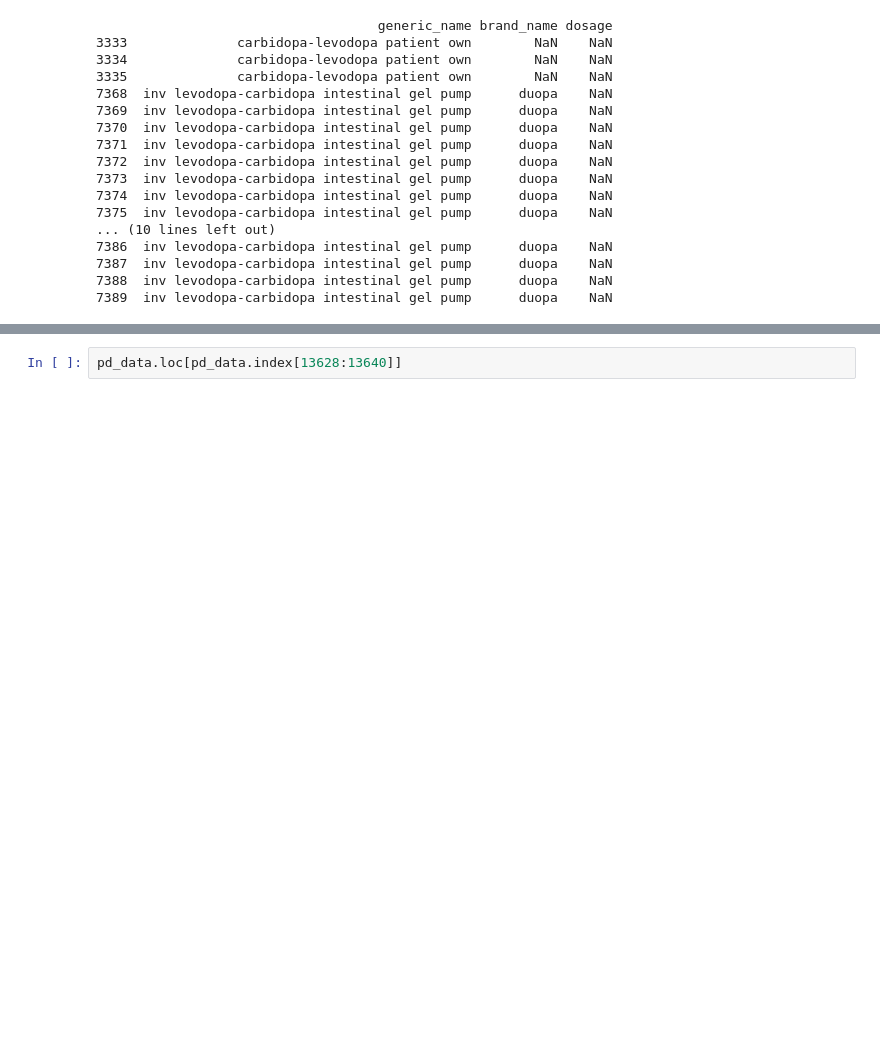
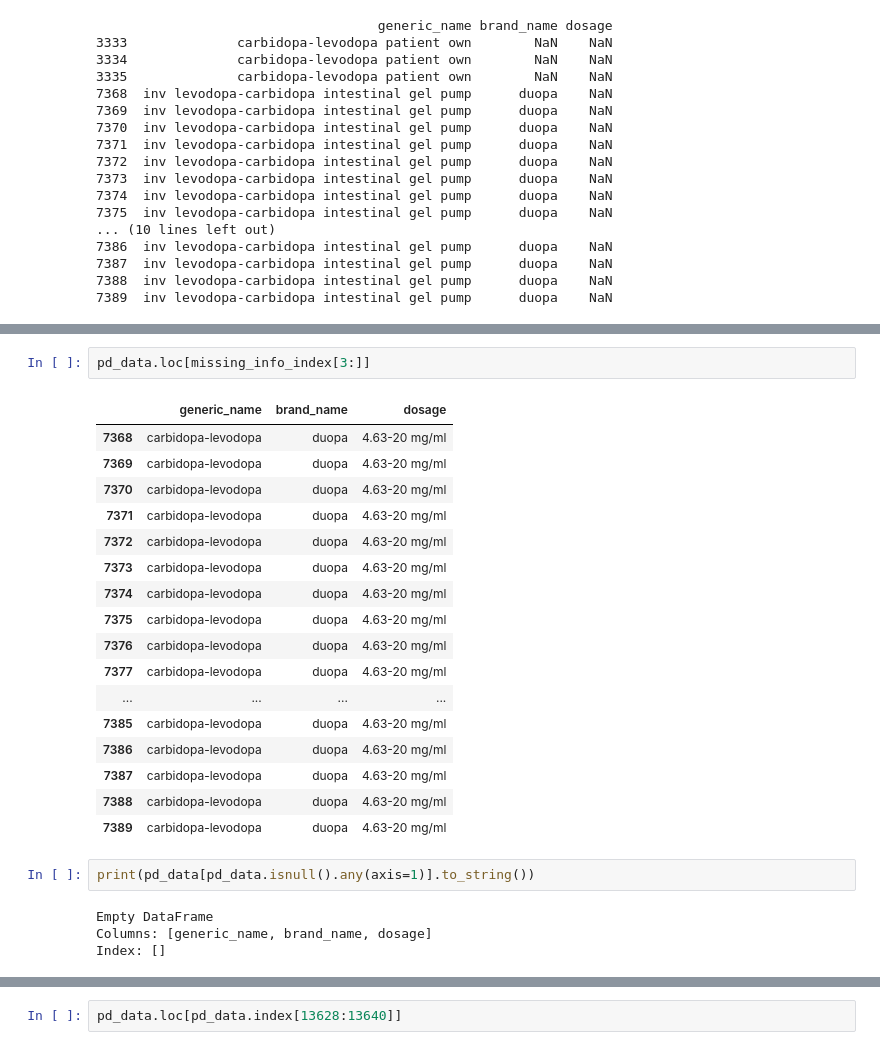
Before and after one commit to rdiazrincon/motor_fluctuations_pd, a Jupyter notebook: motor_fluctuations_pd.ipynb, the cells around one changed output, grey strips where cells are left out. Drawn from its saved outputs; the diff is of its cells as text; blank space fills up the shorter version.

```diff
--- a/motor_fluctuations_pd.ipynb
+++ b/motor_fluctuations_pd.ipynb
@@ -714,0 +800,26 @@ print(pd_data[pd_data.isnull().any(axis=1)].to_string())
+# %%
+pd_data.loc[missing_info_index[3:]]
+# %% [output]
+|  | generic_name | brand_name | dosage |
+| 7368 | carbidopa-levodopa | duopa | 4.63-20 mg/ml |
+| 7369 | carbidopa-levodopa | duopa | 4.63-20 mg/ml |
+| 7370 | carbidopa-levodopa | duopa | 4.63-20 mg/ml |
+| 7371 | carbidopa-levodopa | duopa | 4.63-20 mg/ml |
+| 7372 | carbidopa-levodopa | duopa | 4.63-20 mg/ml |
+| 7373 | carbidopa-levodopa | duopa | 4.63-20 mg/ml |
+| 7374 | carbidopa-levodopa | duopa | 4.63-20 mg/ml |
+| 7375 | carbidopa-levodopa | duopa | 4.63-20 mg/ml |
+| 7376 | carbidopa-levodopa | duopa | 4.63-20 mg/ml |
+| 7377 | carbidopa-levodopa | duopa | 4.63-20 mg/ml |
+| ... | ... | ... | ... |
+| 7385 | carbidopa-levodopa | duopa | 4.63-20 mg/ml |
+| 7386 | carbidopa-levodopa | duopa | 4.63-20 mg/ml |
+| 7387 | carbidopa-levodopa | duopa | 4.63-20 mg/ml |
+| 7388 | carbidopa-levodopa | duopa | 4.63-20 mg/ml |
+| 7389 | carbidopa-levodopa | duopa | 4.63-20 mg/ml |
+# %%
+print(pd_data[pd_data.isnull().any(axis=1)].to_string())
+# %% [output]
+Empty DataFrame
+Columns: [generic_name, brand_name, dosage]
+Index: []
```
Also changed, not shown: parts of 29 cells of this notebook.
